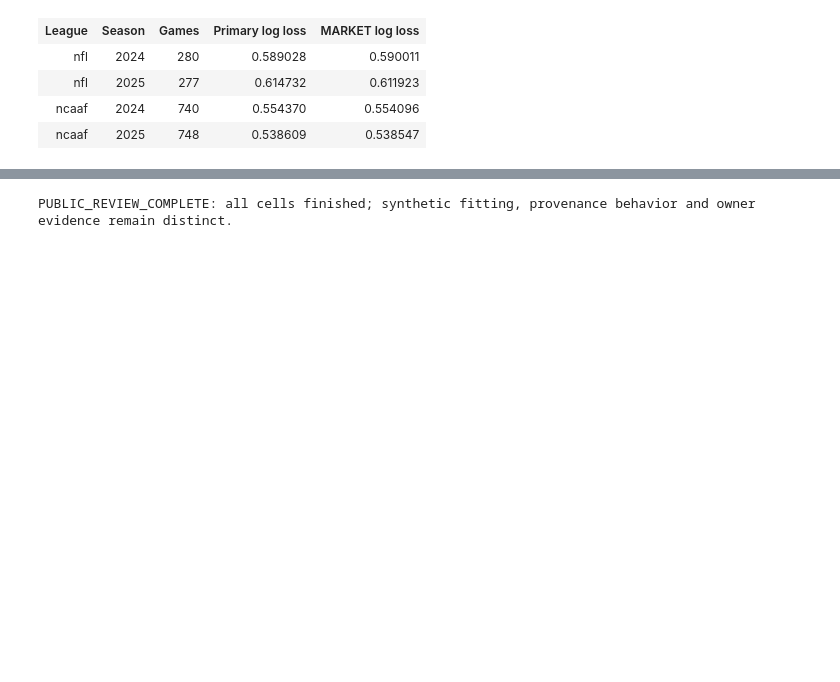
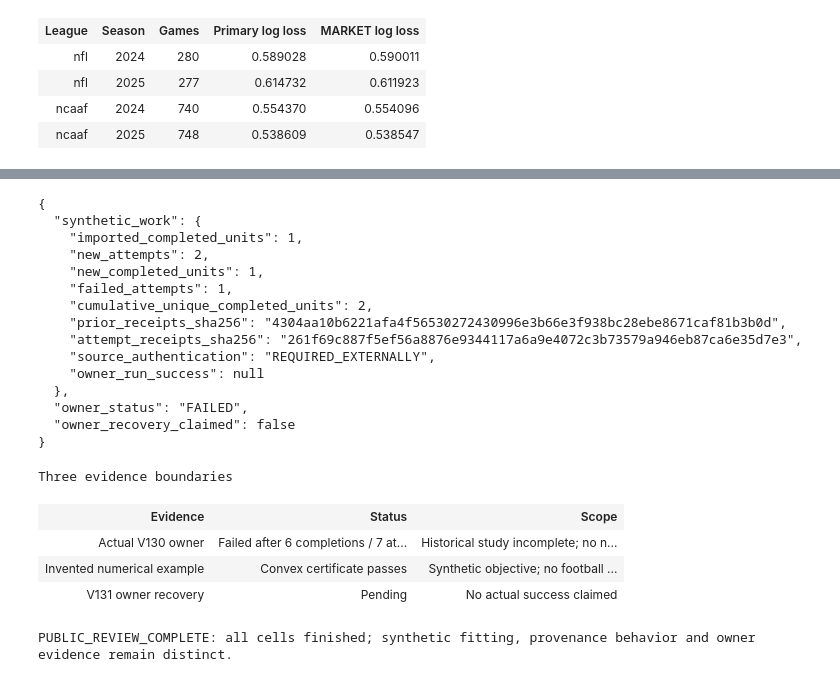
Before and after one commit to alvaromendizabal/sports-edge-lab, a Jupyter notebook: notebooks/engineering_review.ipynb, the cells around one changed output, grey strips where cells are left out. Drawn from its saved outputs; the diff is of its cells as text; code cells hidden in the pictures; blank space fills up the shorter version.

```diff
--- a/notebooks/engineering_review.ipynb
+++ b/notebooks/engineering_review.ipynb
@@ -498,3 +501,38 @@ Exposed development, not prospective confirmation. No model qualifies.
+# %%
+from examples.review_lab.numerical_recovery import walkthrough as numerical_walkthrough
+numerical_demo = numerical_walkthrough()
+assert numerical_demo["synthetic_only"] and numerical_demo["football_fits"] == 0
+assert not numerical_demo["misleading_solver_success"]["numerically_certified"]
+assert numerical_demo["recovery"]["certificate"]["numerically_certified"]
+assert not numerical_demo["production_repair_success_claimed"]
+incident = json.loads((root / "docs/evidence/2026-10-28-v130-execution.json").read_text())
+assert incident["status"] == "FAILED"
+assert incident["completed_real_fits"] == 6 and incident["attempted_real_fits"] == 7
+assert incident["complete_study_results"] is False and incident["new_current_forecasts"] == 0
+assert incident["next_owner_execution"] == "PENDING"
+display(HTML("<h3>Three evidence boundaries</h3><table><tr><th>Evidence</th><th>Status</th><th>Scope</th></tr><tr><td>Actual V130 owner</td><td>Failed after 6 completions / 7 attempts</td><td>Historical study incomplete; no new forecast</td></tr><tr><td>Invented numerical example</td><td>Convex certificate passes</td><td>Synthetic objective; no football conclusion</td></tr><tr><td>V131 owner recovery</td><td>Pending</td><td>No actual success claimed</td></tr></table>"))
+print(json.dumps({"synthetic_work": numerical_demo["work"], "owner_status": incident["status"], "owner_recovery_claimed": False}, indent=2))
+# %% [output]
+{
+  "synthetic_work": {
+    "imported_completed_units": 1,
+    "new_attempts": 2,
+    "new_completed_units": 1,
+    "failed_attempts": 1,
+    "cumulative_unique_completed_units": 2,
+    "prior_receipts_sha256": "4304aa10b6221afa4f56530272430996e3b66e3f938bc28ebe8671caf81b3b0d",
+    "attempt_receipts_sha256": "261f69c887f5ef56a8876e9344117a6a9e4072c3b73579a946eb87ca6e35d7e3",
+    "source_authentication": "REQUIRED_EXTERNALLY",
+    "owner_run_success": null
+  },
+  "owner_status": "FAILED",
+  "owner_recovery_claimed": false
+}
+Three evidence boundaries
+| Evidence | Status | Scope |
+| Actual V130 owner | Failed after 6 completions / 7 at... | Historical study incomplete; no n... |
+| Invented numerical example | Convex certificate passes | Synthetic objective; no football ... |
+| V131 owner recovery | Pending | No actual success claimed |
 # %%
 assert len(evidence["rows"]) == 8
 assert recovery["new_fits"] == 0 and latest["actual_wagers"] == 0
```
Also changed, not shown: parts of 1 cell of this notebook, 9 other files.
